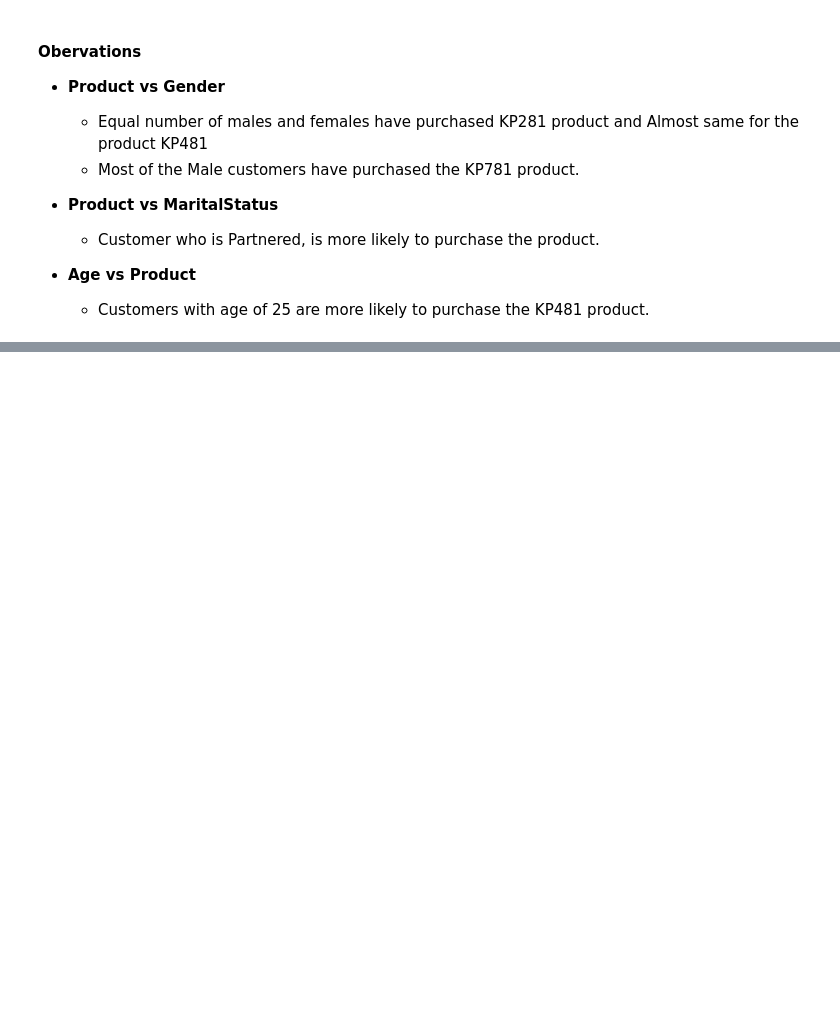
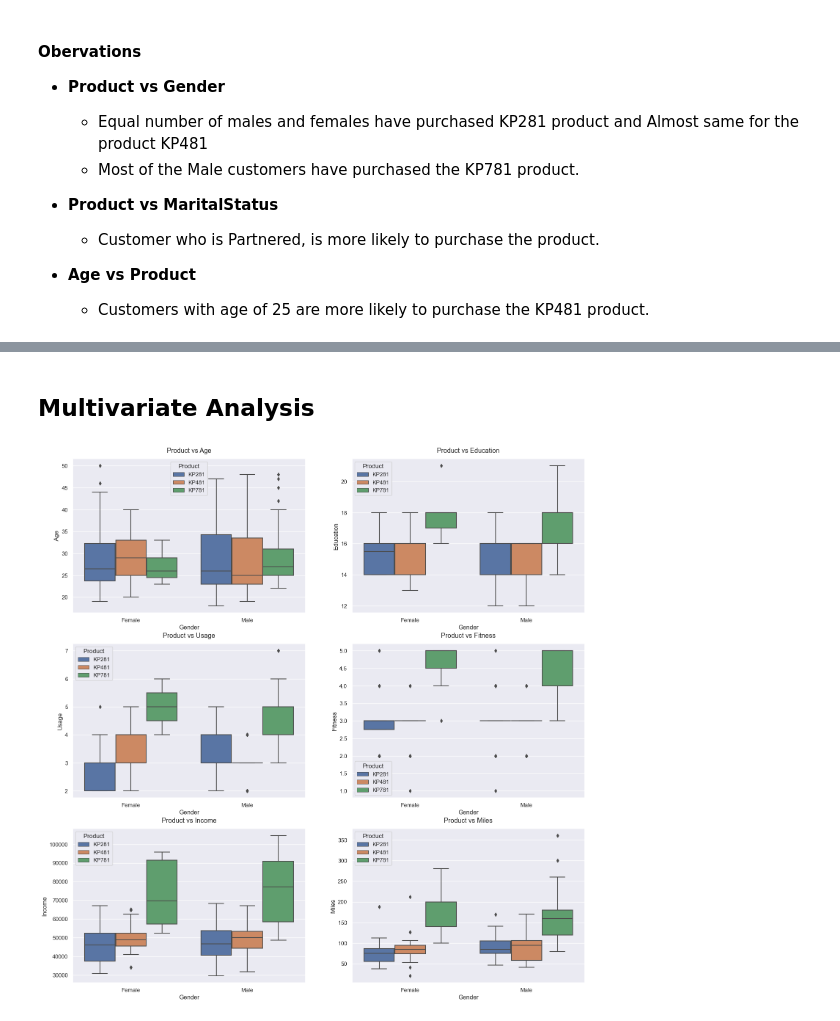
Before and after one commit to tugceturkkal/Data-Projects, a Jupyter notebook: Treadmill Buyer Profile.ipynb, the cells around one changed output, grey strips where cells are left out. Cells and saved outputs as stored; diff of their text form; code cells hidden in the pictures; blank space fills up the shorter version.

```diff
--- a/Treadmill Buyer Profile.ipynb
+++ b/Treadmill Buyer Profile.ipynb
@@ -413,0 +461,15 @@ plt.show()
+# %% [markdown]
+## Multivariate Analysis
+# %%
+attributes = ['Age', 'Education', 'Usage', 'Fitness', 'Income', 'Miles']
+sns.set(color_codes = True)
+fig, axs = plt.subplots(nrows = 3, ncols = 2, figsize = (18, 12))
+fig.subplots_adjust(top = 1.3)
+count = 0
+for i in range(3):
+    for j in range(2):
+        sns.boxplot(data = aerofit_treadmill_data, x = 'Gender', y = attributes[count], hue = 'Product', ax = axs[i,j])
+        axs[i,j].set_title(f"Product vs {attributes[count]}", pad = 12, fontsize = 13)
+        count += 1
+# %% [output]
+[figure, added]
```
Also changed, not shown: parts of 14 cells of this notebook.
